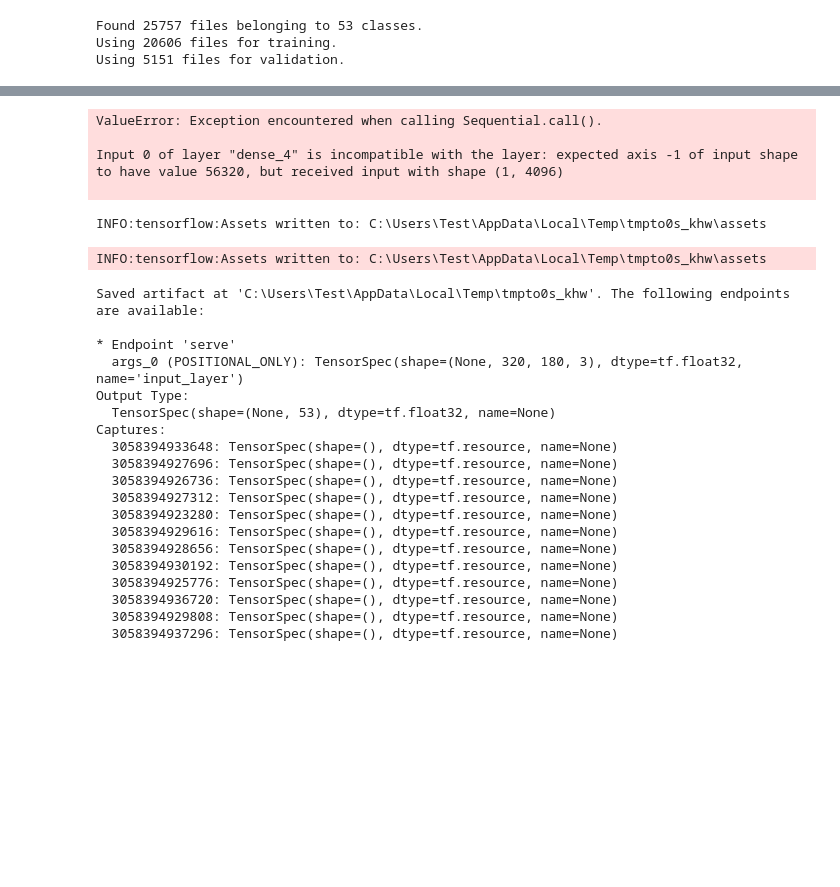
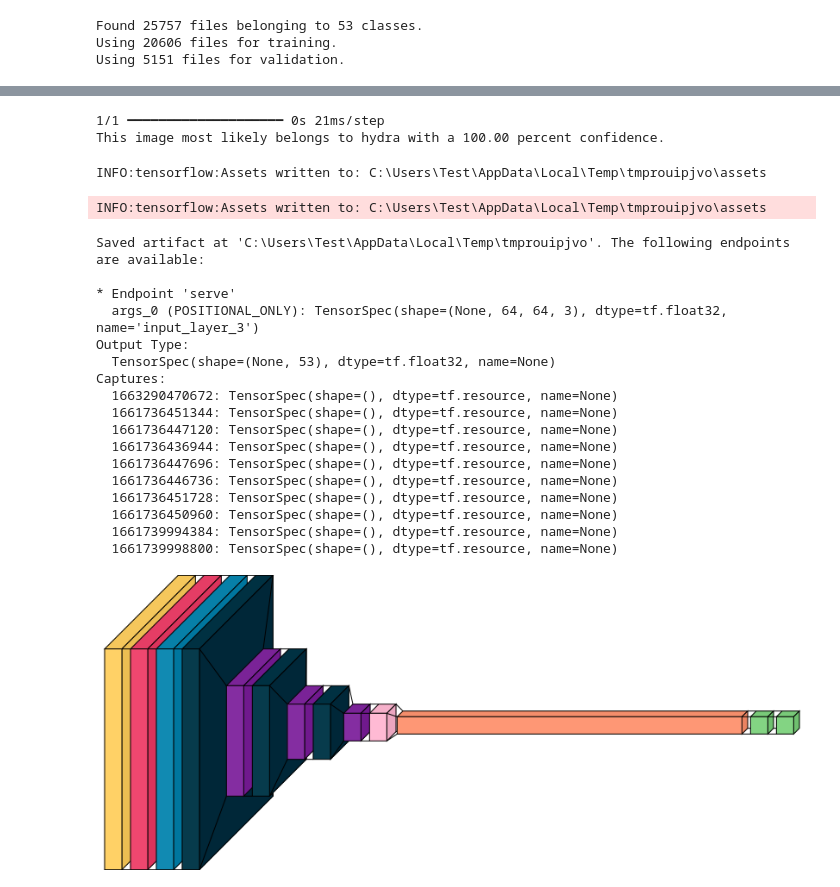
Before and after one commit to WhatIfBlueberry/keras_project, a Jupyter notebook: release/network5.ipynb, the cells around one changed output, grey strips where cells are left out. Drawn from its saved outputs; the diff is of its cells as text; code cells hidden in the pictures; blank space fills up the shorter version.

Commit message:
new android model small50

```diff
--- a/release/network5.ipynb
+++ b/release/network5.ipynb
@@ -102,7 +109,7 @@ card_names = "kaiserin,koenig,koenigin,kriegsherr,prinzessin,elbenschuetzen,leic
 card_names_sep = card_names.split(",")
 card_names_sep.sort()
 # %%
-path = "G:/My Drive/keras_project/validation/koenig1.jpg"
+path = "C:/Users/Test/Desktop/zauberstab.jpg"
 
 img = tf.keras.utils.load_img(
     path, target_size=(img_height, img_width)
@@ -121,8 +128,6 @@ print(
     .format(prediction, 100 * np.max(score))
 )
 # %% [output]
-ValueError: Exception encountered when calling Sequential.call().
-
-Input 0 of layer "dense_4" is incompatible with the layer: expected axis -1 of input shape to have value 56320, but received input with shape (1, 4096)
-
+1/1 ━━━━━━━━━━━━━━━━━━━━ 0s 21ms/step
+This image most likely belongs to hydra with a 100.00 percent confidence.
 # %%
@@ -132,31 +137,34 @@ model = keras.models.load_model("C:/Users/Test/Desktop/WiSe24/nn/project/model/r
 # %%
 import tensorflow as tf
 
-model = tf.keras.models.load_model("C:/Users/Test/Desktop/WiSe24/nn/project/model/model_small.keras")
+model = tf.keras.models.load_model("C:/Users/Test/Desktop/WiSe24/nn/project/model/model_small_50.keras")
 converter = tf.lite.TFLiteConverter.from_keras_model(model)
 tflite_model = converter.convert()
 
-with open('model_small.tflite', 'wb') as f:
+with open('model_small_50.tflite', 'wb') as f:
     f.write(tflite_model)
 # %% [output]
-INFO:tensorflow:Assets written to: C:\Users\Test\AppData\Local\Temp\tmpto0s_khw\assets
+INFO:tensorflow:Assets written to: C:\Users\Test\AppData\Local\Temp\tmprouipjvo\assets
-INFO:tensorflow:Assets written to: C:\Users\Test\AppData\Local\Temp\tmpto0s_khw\assets
+INFO:tensorflow:Assets written to: C:\Users\Test\AppData\Local\Temp\tmprouipjvo\assets
-Saved artifact at 'C:\Users\Test\AppData\Local\Temp\tmpto0s_khw'. The following endpoints are available:
+Saved artifact at 'C:\Users\Test\AppData\Local\Temp\tmprouipjvo'. The following endpoints are available:
 
 * Endpoint 'serve'
-  args_0 (POSITIONAL_ONLY): TensorSpec(shape=(None, 320, 180, 3), dtype=tf.float32, name='input_layer')
+  args_0 (POSITIONAL_ONLY): TensorSpec(shape=(None, 64, 64, 3), dtype=tf.float32, name='input_layer_3')
 Output Type:
   TensorSpec(shape=(None, 53), dtype=tf.float32, name=None)
 Captures:
-  3058394933648: TensorSpec(shape=(), dtype=tf.resource, name=None)
-  3058394927696: TensorSpec(shape=(), dtype=tf.resource, name=None)
-  3058394926736: TensorSpec(shape=(), dtype=tf.resource, name=None)
-  3058394927312: TensorSpec(shape=(), dtype=tf.resource, name=None)
-  3058394923280: TensorSpec(shape=(), dtype=tf.resource, name=None)
-  3058394929616: TensorSpec(shape=(), dtype=tf.resource, name=None)
-  3058394928656: TensorSpec(shape=(), dtype=tf.resource, name=None)
-  3058394930192: TensorSpec(shape=(), dtype=tf.resource, name=None)
-  3058394925776: TensorSpec(shape=(), dtype=tf.resource, name=None)
-  3058394936720: TensorSpec(shape=(), dtype=tf.resource, name=None)
-  3058394929808: TensorSpec(shape=(), dtype=tf.resource, name=None)
-  3058394937296: TensorSpec(shape=(), dtype=tf.resource, name=None)
+  1663290470672: TensorSpec(shape=(), dtype=tf.resource, name=None)
+  1661736451344: TensorSpec(shape=(), dtype=tf.resource, name=None)
+  1661736447120: TensorSpec(shape=(), dtype=tf.resource, name=None)
+  1661736436944: TensorSpec(shape=(), dtype=tf.resource, name=None)
+  1661736447696: TensorSpec(shape=(), dtype=tf.resource, name=None)
+  1661736446736: TensorSpec(shape=(), dtype=tf.resource, name=None)
+  1661736451728: TensorSpec(shape=(), dtype=tf.resource, name=None)
+  1661736450960: TensorSpec(shape=(), dtype=tf.resource, name=None)
+  1661739994384: TensorSpec(shape=(), dtype=tf.resource, name=None)
+  1661739998800: TensorSpec(shape=(), dtype=tf.resource, name=None)
+# %%
+import visualkeras
+visualkeras.layered_view(model)
+# %% [output]
+[figure, added]
```
Also changed, not shown: parts of 6 cells of this notebook, 5 other files.
